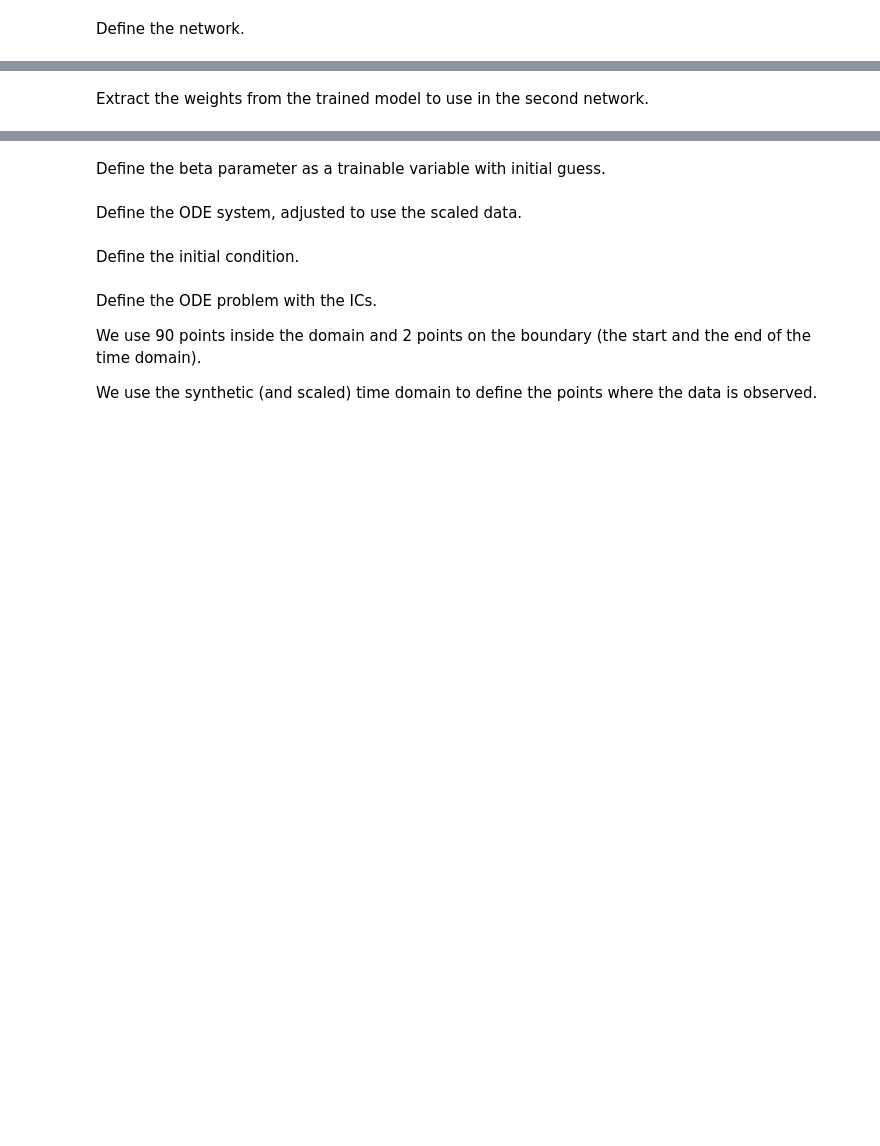
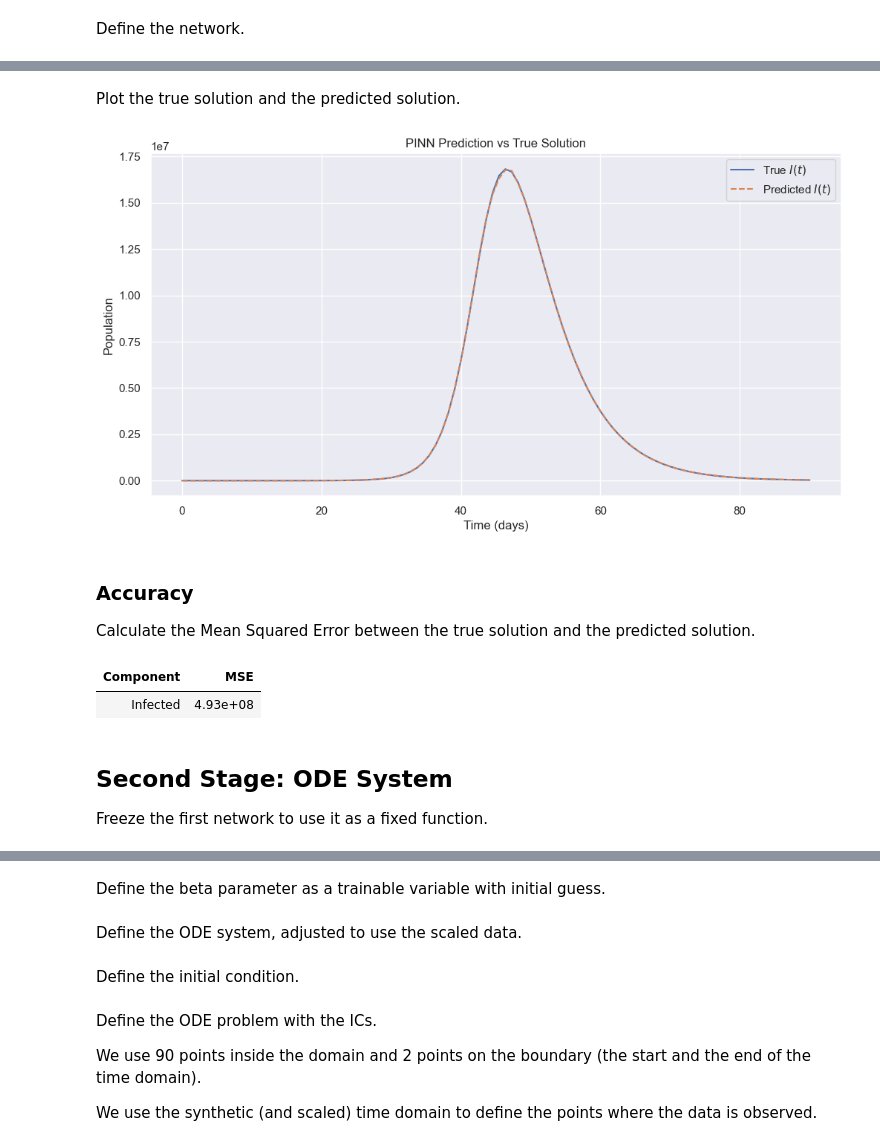
Before and after one commit to GiacomoGuidotto/sir-pinn, a Jupyter notebook: src/contant_rate/split/split.ipynb, the cells around one changed output, grey strips where cells are left out. Saved outputs shown, nothing was run; the diff lists cells and outputs as text; code cells hidden in the pictures; blank space fills up the shorter version.

```diff
--- a/src/contant_rate/split/split.ipynb
+++ b/src/contant_rate/split/split.ipynb
@@ -278,3 +329,49 @@ Saving test data to data/first/test.dat ...
+# %%
+t_test = np.linspace(T0, TF, 100)
+S_true, I_true, R_true = solve_sir(t_test)
+
+I_pred = model.predict(scale_time(t_test).reshape(-1, 1)).reshape(-1)
+I_pred = unscale_population(I_pred)
+# %% [markdown]
+Plot the true solution and the predicted solution.
+# %%
+plt.subplots(figsize=(12, 6))
+
+sns.lineplot(x=t_test, y=I_true, label="True $I(t)$")
+sns.lineplot(x=t_test, y=I_pred, label="Predicted $I(t)$", linestyle="--")
+
+plt.xlabel("Time (days)")
+plt.ylabel("Population")
+plt.title("PINN Prediction vs True Solution")
+plt.legend()
+plt.savefig(f"{assets_dir}/first_predictions.png")
+plt.show()
+# %% [output]
+[figure, added]
+# %% [markdown]
+### Accuracy
+
+Calculate the Mean Squared Error between the true solution and the predicted solution.
+# %%
+mse_I = np.mean((I_true - I_pred) ** 2)
+
+MSEs = pd.DataFrame(
+  {
+    "Component": ["Infected"],
+    "MSE":       [mse_I]
+  },
+)
+
+MSEs["MSE"] = MSEs["MSE"].map("{:.2e}".format)
+
+from IPython.display import display, HTML
+
+display(HTML(MSEs.to_html(index=False)))
+# %% [output]
+| Component | MSE |
+| Infected | 4.93e+08 |
 # %% [markdown]
-Extract the weights from the trained model to use in the second network.
+## Second Stage: ODE System
+
+Freeze the first network to use it as a fixed function.
 # %%
```
Also changed, not shown: parts of 59 cells of this notebook, 13 other files.
